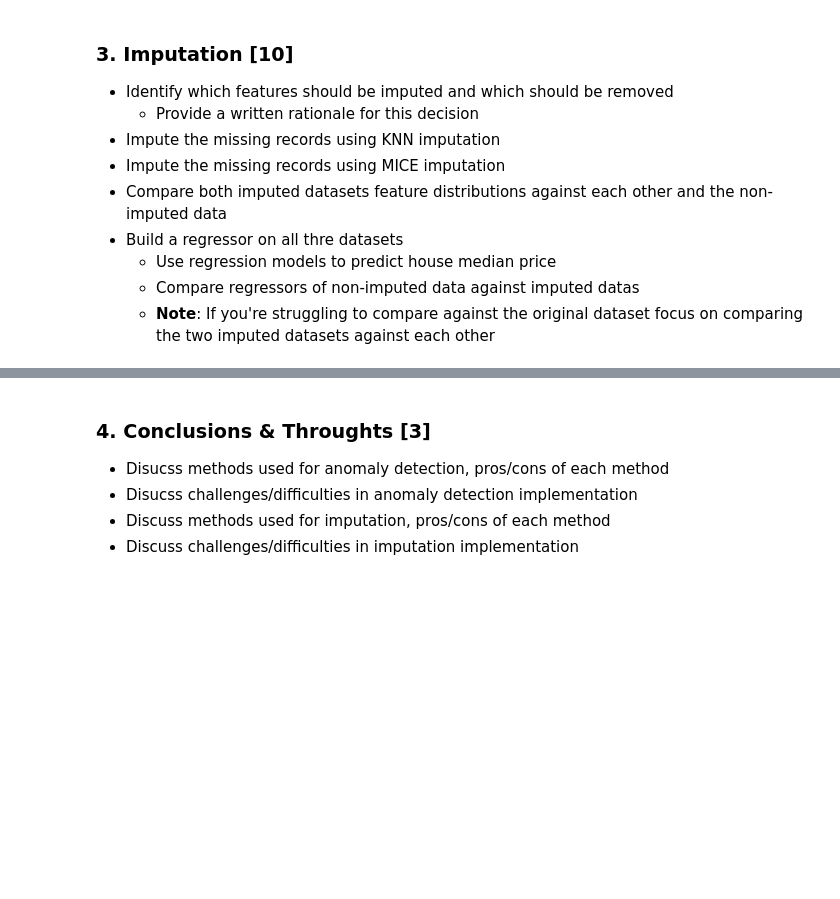
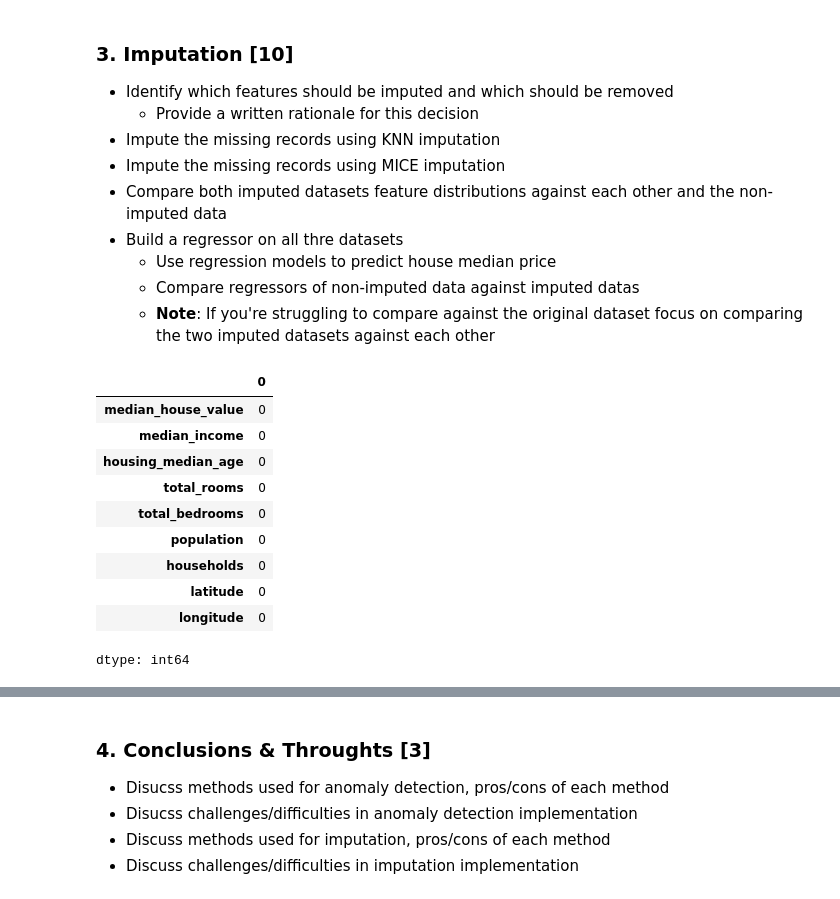
Before and after one commit to mwoimwoi/forage-midas, a Jupyter notebook: Coursework/CSC3831_Final_Assessment.ipynb, the cells around one changed output, grey strips where cells are left out. Drawn from its saved outputs; the diff is of its cells as text; code cells hidden in the pictures; blank space fills up the shorter version.

```diff
--- a/Coursework/CSC3831_Final_Assessment.ipynb
+++ b/Coursework/CSC3831_Final_Assessment.ipynb
@@ -234,23 +243,24 @@ longitude: 0 outliers
 # %%
 from sklearn.ensemble import IsolationForest
 
-# Initialize the model
-isolation_forest = IsolationForest(n_estimators=100, contamination=0.05, random_state=42)
+# Ensure numeric_columns contains the list of numerical features
+numeric_columns = houses_corrupted.select_dtypes(include=np.number).columns.tolist()
 
-# Fit Isolation Forest only on non-missing data
+# Handle missing data before applying Isolation Forest
 non_missing_data = houses_corrupted[numeric_columns].dropna()
+
+# Initialize and fit Isolation Forest
 isolation_forest = IsolationForest(n_estimators=100, contamination=0.05, random_state=42)
 isolation_forest.fit(non_missing_data)
 
 # Predict anomalies for non-missing rows
 outlier_predictions = isolation_forest.predict(non_missing_data)
 
-# Create a new column, default to NaN
-houses_corrupted['IsolationForest_Outlier'] = np.nan
-
-# Assign predictions to rows without missing values
+# Create a new column in the original dataset to store outlier labels
+houses_corrupted['IsolationForest_Outlier'] = np.nan  # Initialize with NaN
 houses_corrupted.loc[non_missing_data.index, 'IsolationForest_Outlier'] = outlier_predictions
 
-# Count of outliers
-print(f"Isolation Forest detected {sum(houses_corrupted['IsolationForest_Outlier'] == -1)} outliers")
+# Count and print the number of outliers
+num_outliers = sum(houses_corrupted['IsolationForest_Outlier'] == -1)
+print(f"Isolation Forest detected {num_outliers} outliers")
 # %% [output]
@@ -269,3 +369,30 @@ NameError: name 'houses_corrupted' is not defined
 # %%
 # Use this dataset for comparison against the imputed datasets
 houses = pd.read_csv('https://raw.githubusercontent.com/PaoloMissier/CSC3831-2021-22/main/IMPUTATION/TARGET-DATASETS/ORIGINAL/houses.csv', header=0)
+# %%
+from sklearn.impute import KNNImputer
+
+# Select numerical columns with missing values
+numeric_columns_with_missing = ['median_income', 'housing_median_age', 'population']
+
+# Create KNN imputer model
+knn_imputer = KNNImputer(n_neighbors=5)
+
+# Apply KNN imputation on the selected columns
+houses_corrupted_knn_imputed = houses_corrupted.copy()
+houses_corrupted_knn_imputed[numeric_columns_with_missing] = knn_imputer.fit_transform(houses_corrupted[numeric_columns_with_missing])
+
+# Verify if imputation worked
+houses_corrupted_knn_imputed.isnull().sum()
+# %% [output]
+|  | 0 |
+| median_house_value | 0 |
+| median_income | 0 |
+| housing_median_age | 0 |
+| total_rooms | 0 |
+| total_bedrooms | 0 |
+| population | 0 |
+| households | 0 |
+| latitude | 0 |
+| longitude | 0 |
+dtype: int64
```
Also changed, not shown: parts of 14 cells of this notebook.
